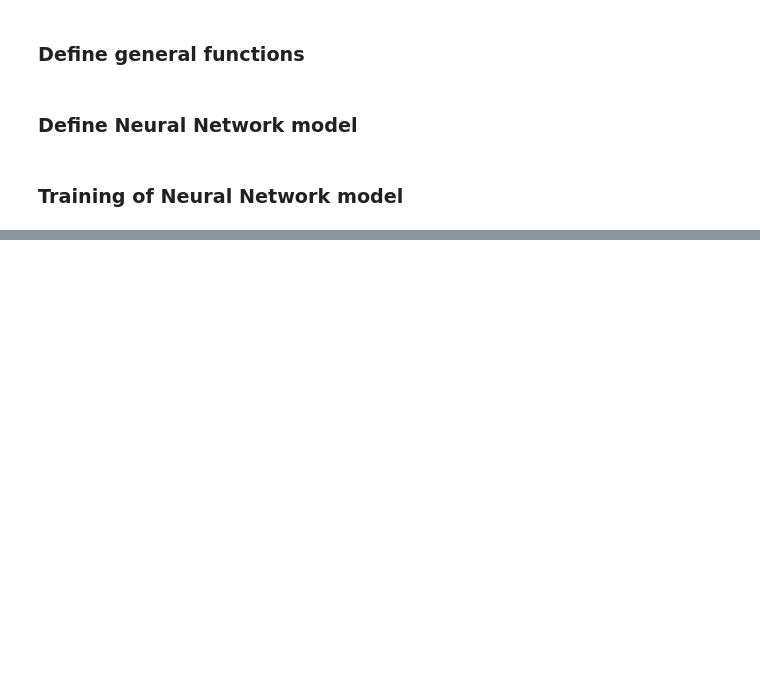
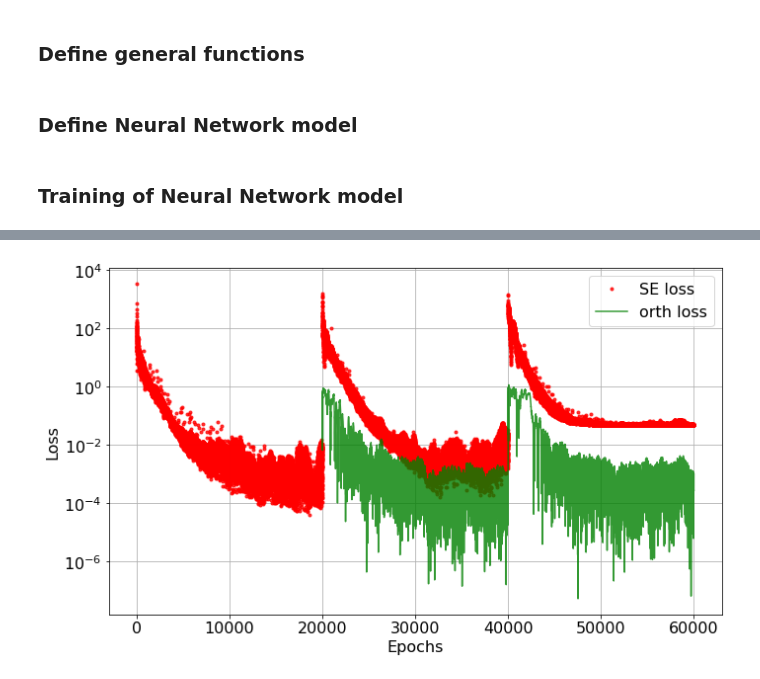
Before and after one commit to anmgomezmo/Degree_project, a Jupyter notebook: Complex ANN to Quantum Mechanics/Hydrogen_atom_l1.ipynb, the cells around one changed output, grey strips where cells are left out. Cells and saved outputs as stored; diff of their text form; code cells hidden in the pictures; blank space fills up the shorter version.

```diff
--- a/Complex ANN to Quantum Mechanics/Hydrogen_atom_l1.ipynb
+++ b/Complex ANN to Quantum Mechanics/Hydrogen_atom_l1.ipynb
@@ -276,0 +282,14 @@ Training time (minutes):  11.073651663462321
+# %%
+# Loss funtion
+plt.figure(figsize=(10,6))
+plt.plot(loss_history1[2], '.r', label='SE loss', alpha=0.8)
+plt.plot(loss_history1[6], '-g', label='orth loss', alpha=0.8)
+plt.yscale('log')
+plt.xlabel('Epochs')
+plt.ylabel('Loss')
+plt.grid()
+plt.legend()
+plt.tight_layout()
+plt.show()
+# %% [output]
+[figure, added]
```
Also changed, not shown: parts of 14 cells of this notebook, 2 other files.
